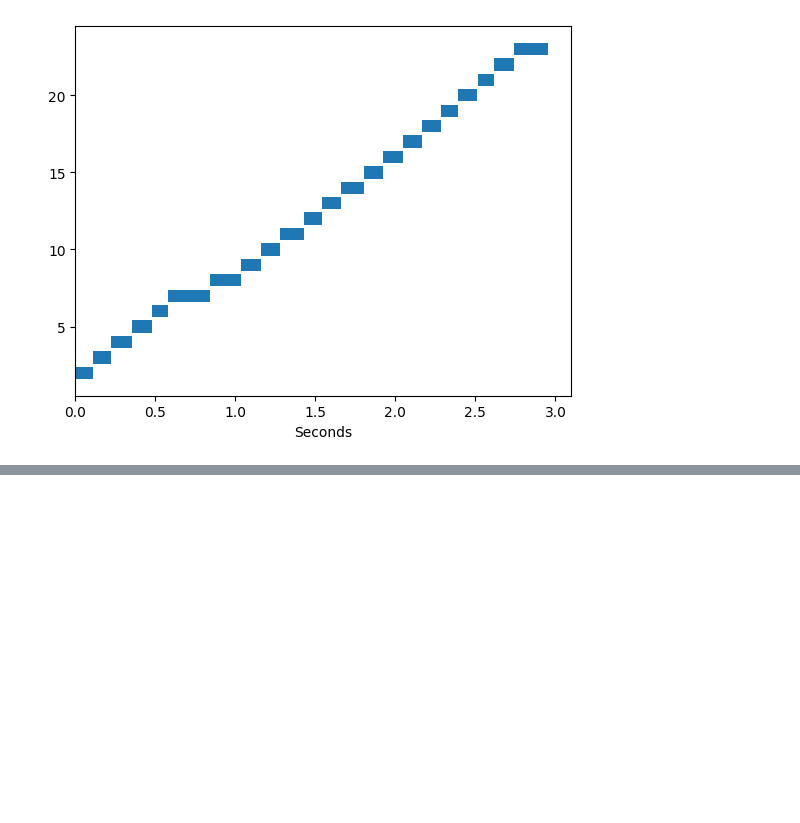
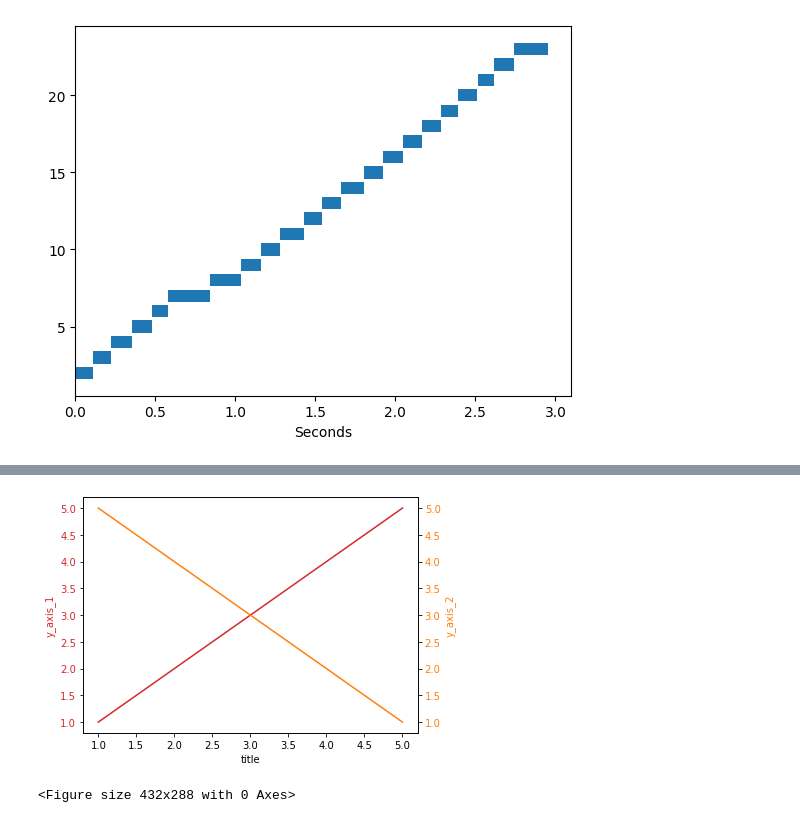
Before and after one commit to ChrisPy-RuBy/notebooks, a Jupyter notebook: Bar Charts.ipynb, the cells around one changed output, grey strips where cells are left out. Saved outputs shown, nothing was run; the diff lists cells and outputs as text; code cells hidden in the pictures; blank space fills up the shorter version.

```diff
--- a/Bar Charts.ipynb
+++ b/Bar Charts.ipynb
@@ -41,0 +46,25 @@ plot_chart(sync_data)
+# %%
+def doubleYSingleXPlot(x, y1, y2, xlabel, y1label, y2label):
+
+    fig, ax1 = plt.subplots()
+    color = 'tab:red'
+    ax1.set_xlabel(xlabel)
+    ax1.set_ylabel(y1label, color=color)
+    ax1.plot(x, y1, color=color)
+    ax1.tick_params(axis='y', labelcolor=color)
+
+    ax2 = ax1.twinx()
+
+    color= 'tab:orange'
+    ax2.set_ylabel(y2label, color=color)
+    ax2.plot(x, y2, color=color)
+    ax2.tick_params(axis='y', labelcolor=color)
+
+    fig.tight_layout()
+    plt.show()
+# %%
+doubleYSingleXPlot([1,2,3,4,5], [1,2,3,4,5], [5,4,3,2,1], 'title', 'y_axis_1', 'y_axis_2')
+plt.savefig('/Users/chriswoodall/x.png')
+# %% [output]
+[figure, added]
+<Figure size 432x288 with 0 Axes>
```
Also changed, not shown: parts of 1 cell of this notebook, 1 other file.
